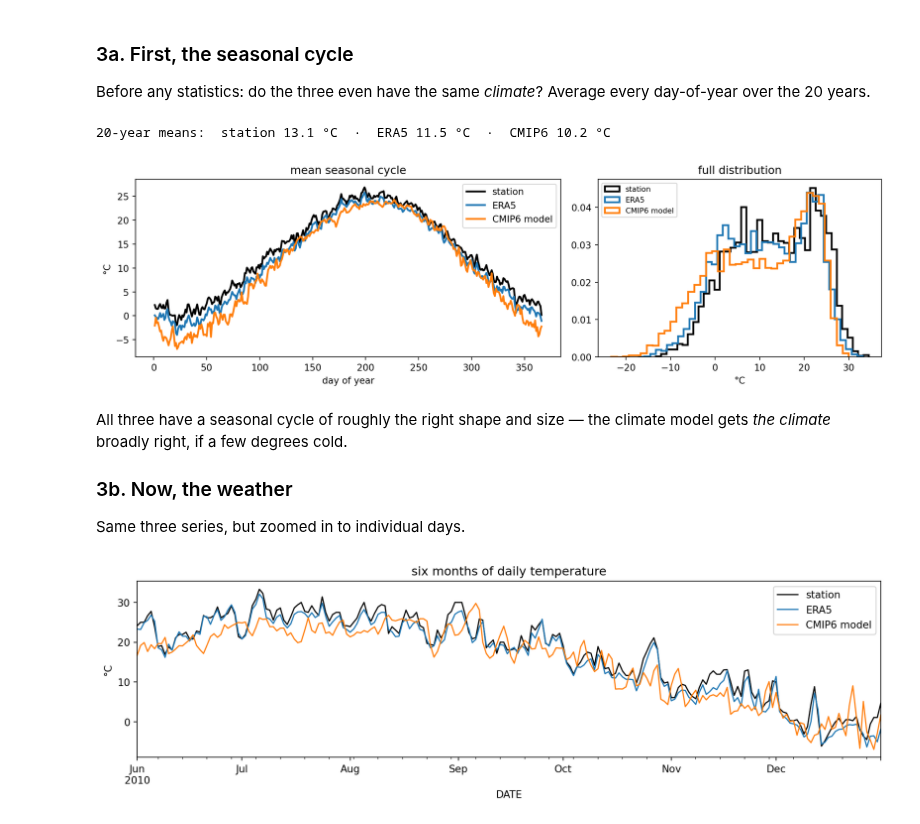
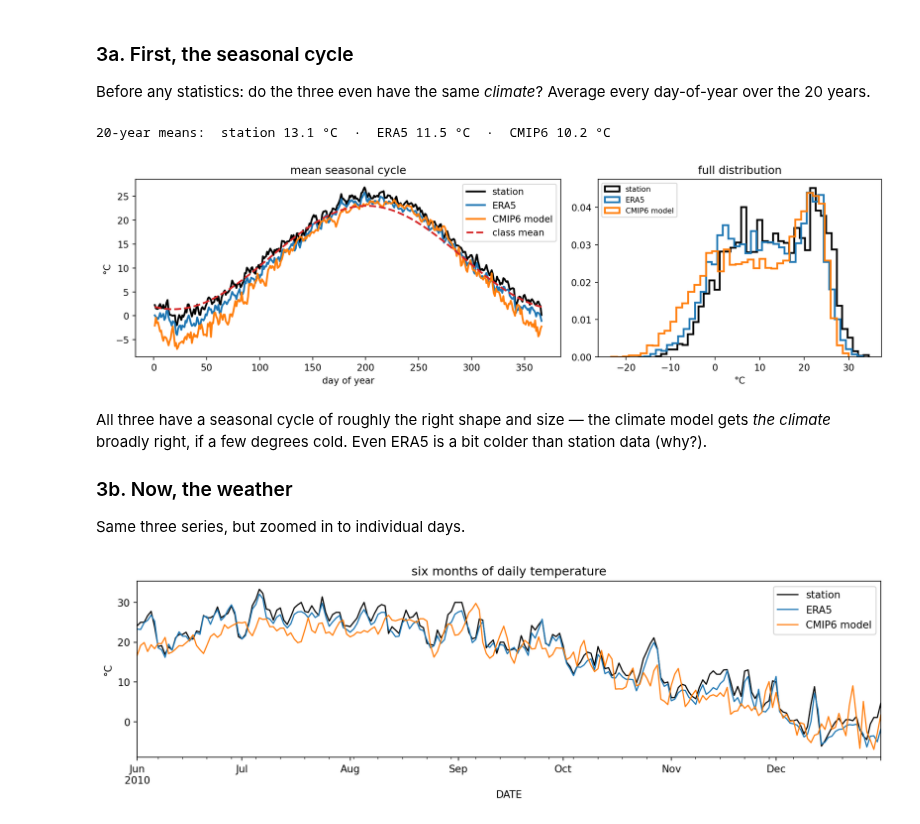
Before and after one commit to dhruvbalwada/intro-climate-modeling-fall2026, a Jupyter notebook: labs/lab0c_nyc_climate.ipynb, the cells around one changed output. Saved outputs shown, nothing was run; the diff lists cells and outputs as text; code cells hidden in the pictures.

Commit message:
Lab 0c: class-ensemble section (2b) feeding the class mean into 3a
Co-Authored-By: Claude Opus 5 <noreply@anthropic.com>
Claude-Session: https://claude.ai/code/session_01HSpGjam7AsR2y7XqzyMftt

```diff
--- a/labs/lab0c_nyc_climate.ipynb
+++ b/labs/lab0c_nyc_climate.ipynb
@@ -131,27 +191,29 @@ Before any statistics: do the three even have the same *climate*? Average every
 # %%
 fig, ax = plt.subplots(1, 2, figsize=(12, 3.6), width_ratios=[3, 2])
 
 doyg = df.index.dayofyear
 for c, col, lab in [("t_obs", "k", "station"), ("t_era5", "tab:blue", "ERA5"),
                     ("t_cmip6", "tab:orange", "CMIP6 model")]:
     ax[0].plot(df[c].groupby(doyg).mean(), color=col, lw=2, label=lab)
+if "t_class" in df:      # from section 2b
+    ax[0].plot(df["t_class"].groupby(doyg).mean(), color="tab:red", lw=2, ls="--", label="class mean")
 ax[0].set_xlabel("day of year"); ax[0].set_ylabel("°C")
 ax[0].set_title("mean seasonal cycle"); ax[0].legend()
 
 for c, col, lab in [("t_obs", "k", "station"), ("t_era5", "tab:blue", "ERA5"),
                     ("t_cmip6", "tab:orange", "CMIP6 model")]:
     ax[1].hist(df[c].dropna(), bins=40, histtype="step", lw=2, color=col, label=lab, density=True)
 ax[1].set_xlabel("°C"); ax[1].set_title("full distribution"); ax[1].legend(fontsize=8)
 plt.tight_layout()
 
 print("20-year means:  " + "  ·  ".join(
     f"{lab} {df[c].mean():.1f} °C" for c, lab in
     [("t_obs","station"), ("t_era5","ERA5"), ("t_cmip6","CMIP6")]))
 # %% [output]
 20-year means:  station 13.1 °C  ·  ERA5 11.5 °C  ·  CMIP6 10.2 °C
-[figure, old version]
+[figure, new version]
 # %% [markdown]
-All three have a seasonal cycle of roughly the right shape and size — the climate model gets *the climate* broadly right, if a few degrees cold.
+All three have a seasonal cycle of roughly the right shape and size — the climate model gets *the climate* broadly right, if a few degrees cold. Even ERA5 is a bit colder than station data (why?).
 
 ### 3b. Now, the weather
 
```
Also changed, not shown: parts of 6 cells of this notebook, 6 other files.
